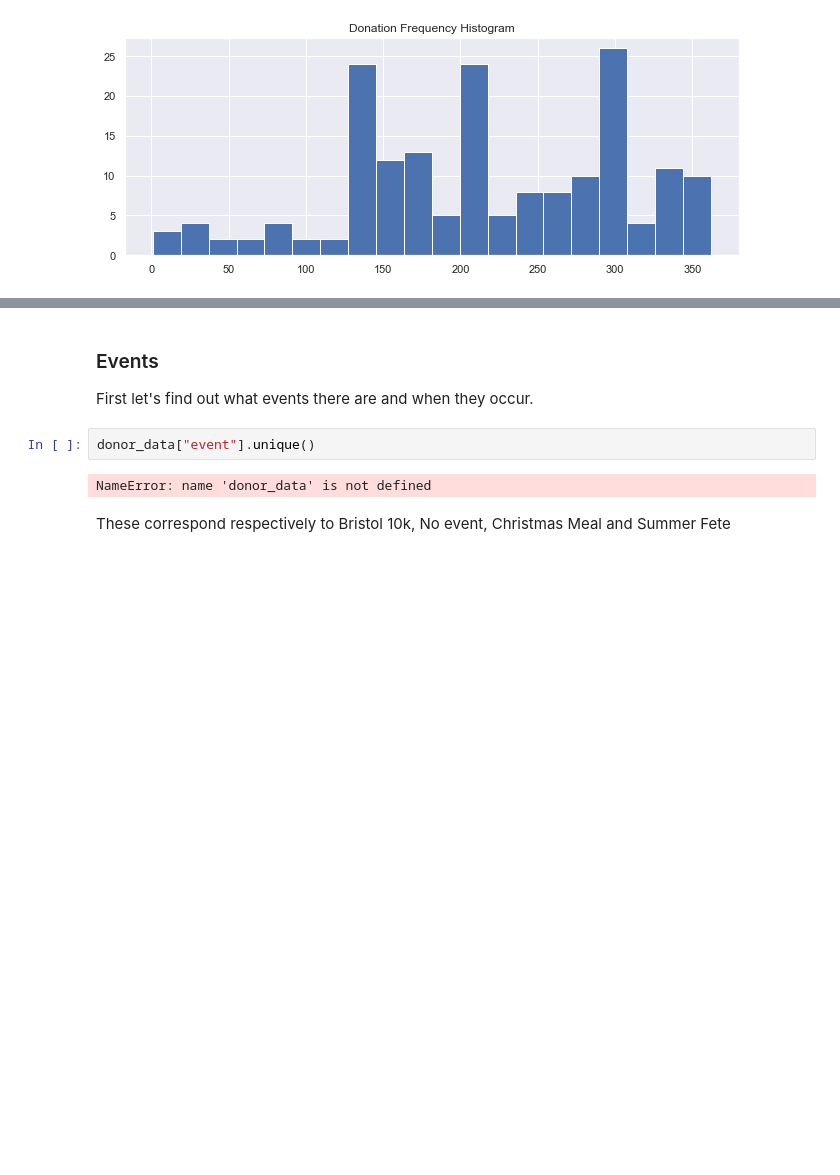
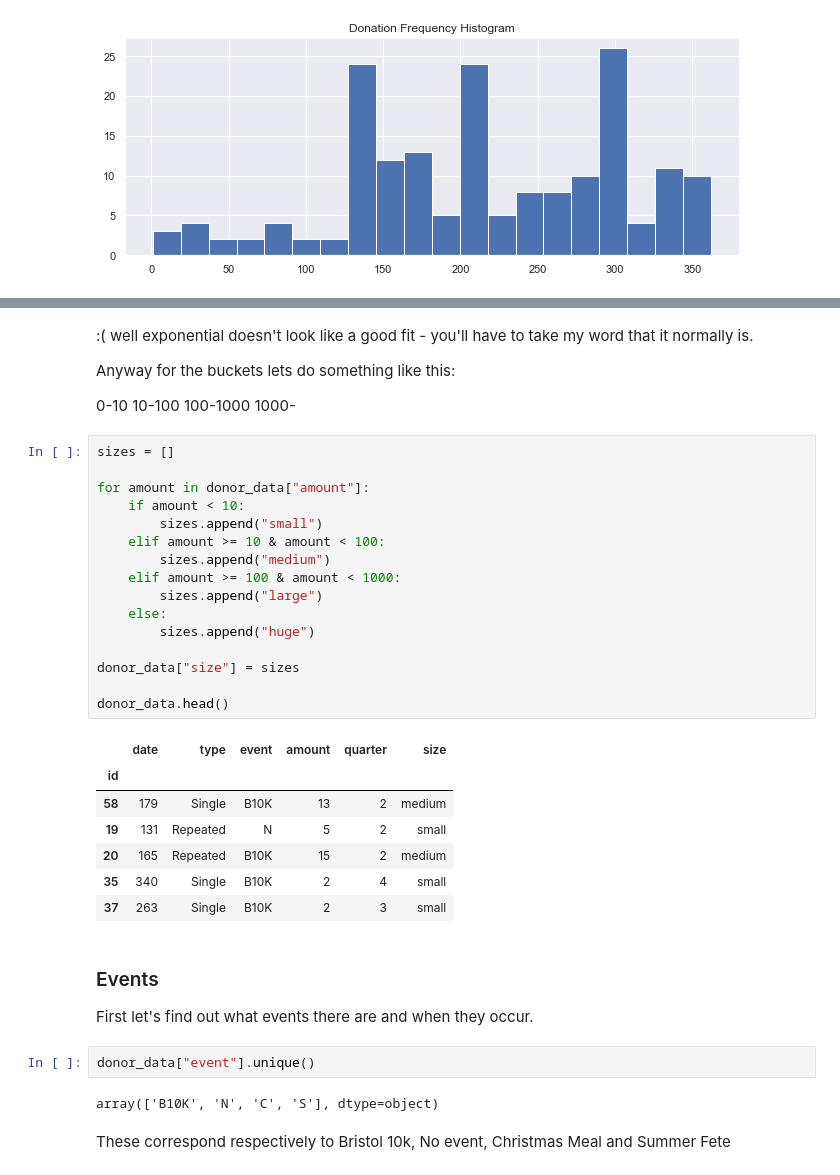
Before and after one commit to jireland88/Data_Science_in_Pro_Bono_Consulting, a Jupyter notebook: Donation Analysis.ipynb, the cells around one changed output, grey strips where cells are left out. Saved outputs shown, nothing was run; the diff lists cells and outputs as text; blank space fills up the shorter version.

```diff
--- a/Donation Analysis.ipynb
+++ b/Donation Analysis.ipynb
@@ -119 +143,34 @@ Text(0.5, 1.0, 'Amounts Histogram (Legacy Donations and >= 50 Removed)')
+# %% [markdown]
+:( well exponential doesn't look like a good fit - you'll have to take my word that it normally is.
+
+Anyway for the buckets lets do something like this:
+
+0-10
+10-100
+100-1000
+1000-
+# %%
+sizes = []
+
+for amount in donor_data["amount"]:
+    if amount < 10:
+        sizes.append("small")
+    elif amount >= 10 & amount < 100:
+        sizes.append("medium")
+    elif amount >= 100 & amount < 1000:
+        sizes.append("large")
+    else:
+        sizes.append("huge")
+
+donor_data["size"] = sizes
+
+donor_data.head()
+# %% [output]
+|  | date | type | event | amount | quarter | size |
+| id |  |  |  |  |  |  |
+| 58 | 179 | Single | B10K | 13 | 2 | medium |
+| 19 | 131 | Repeated | N | 5 | 2 | small |
+| 20 | 165 | Repeated | B10K | 15 | 2 | medium |
+| 35 | 340 | Single | B10K | 2 | 4 | small |
+| 37 | 263 | Single | B10K | 2 | 3 | small |
 # %% [markdown]
@@ -125,7 +180,7 @@ First let's find out what events there are and when they occur.
 # %%
 donor_data["event"].unique()
 # %% [output]
-NameError: name 'donor_data' is not defined
+array(['B10K', 'N', 'C', 'S'], dtype=object)
 # %% [markdown]
 These correspond respectively to Bristol 10k, No event, Christmas Meal and Summer Fete
 # %%
```
Also changed, not shown: parts of 11 cells of this notebook.
